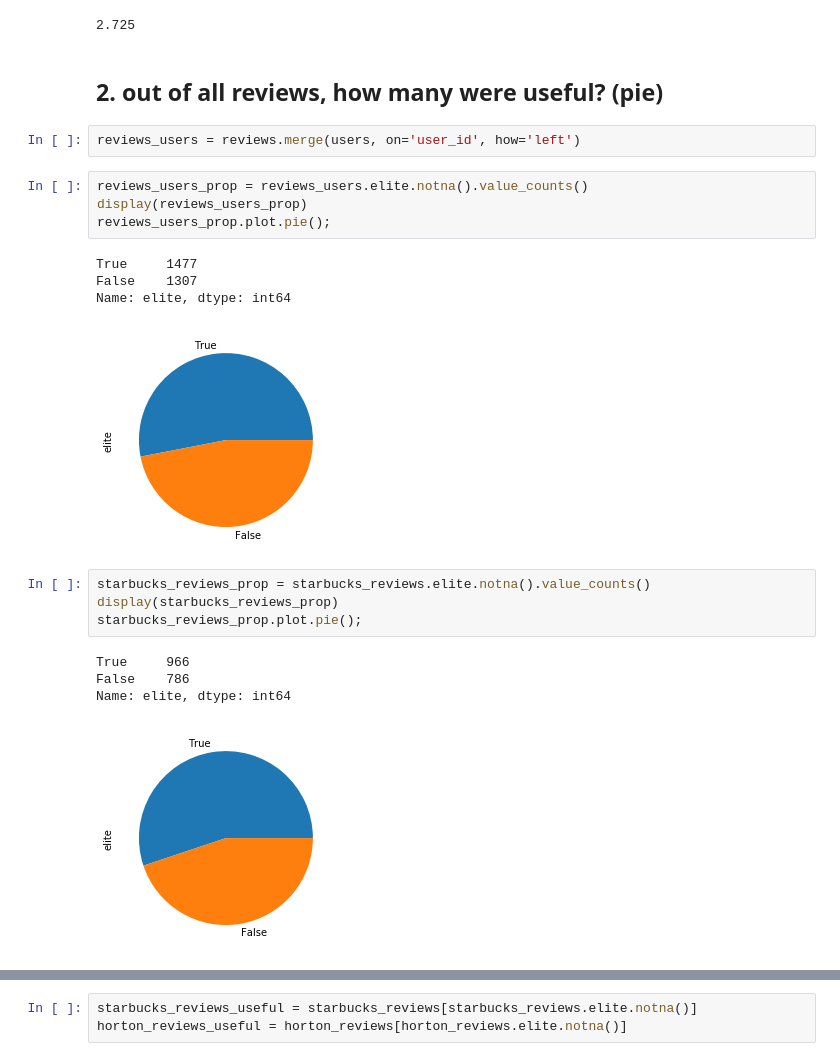
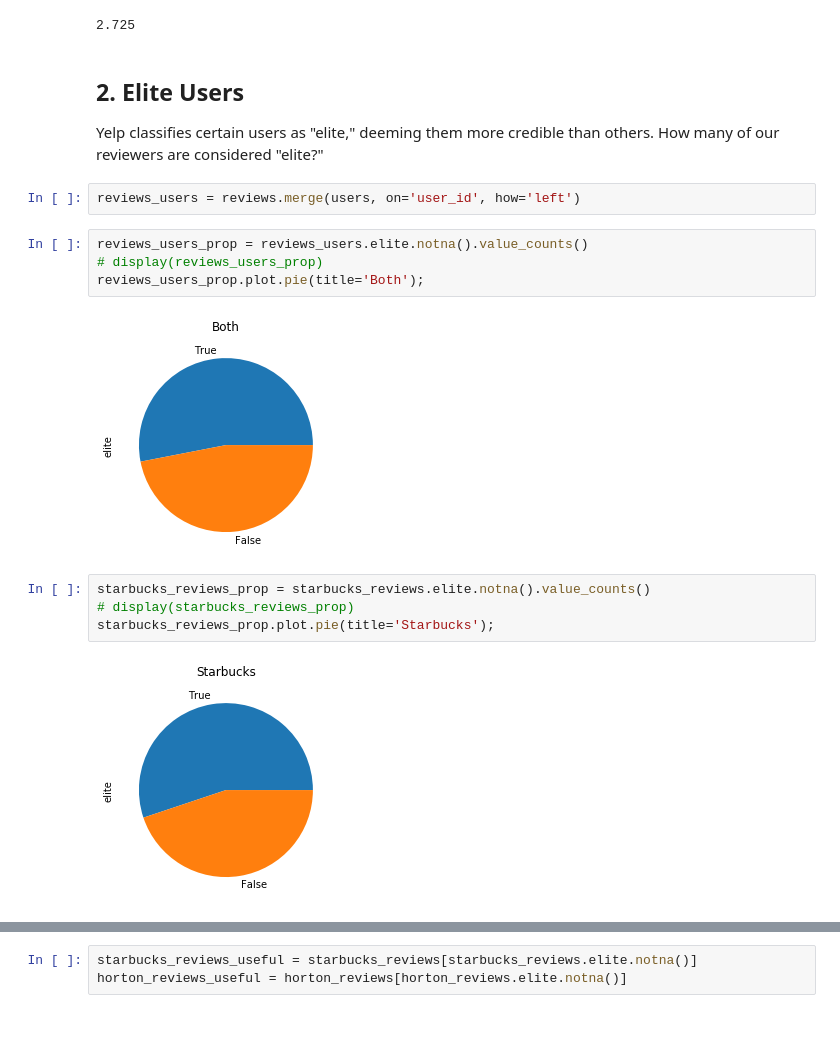
Before and after one commit to dliu9999/DSC106-Final-Project, a Jupyter notebook: yelp.ipynb, the cells around one changed output, grey strips where cells are left out. Cells and saved outputs as stored; diff of their text form; blank space fills up the shorter version.

```diff
--- a/yelp.ipynb
+++ b/yelp.ipynb
@@ -44,26 +41,21 @@ starbucks.stars.mean()
 horton.stars.mean()
 # %% [output]
 2.725
-# %% [markdown]
-## 2. out of all reviews, how many were useful? (pie)
+# %% [markdown]
+## 2. Elite Users
+Yelp classifies certain users as "elite," deeming them more credible than others. How many of our reviewers are considered "elite?"
 # %%
 reviews_users = reviews.merge(users, on='user_id', how='left')
 # %%
 reviews_users_prop = reviews_users.elite.notna().value_counts()
-display(reviews_users_prop)
-reviews_users_prop.plot.pie();
+# display(reviews_users_prop)
+reviews_users_prop.plot.pie(title='Both');
 # %% [output]
-True     1477
-False    1307
-Name: elite, dtype: int64
-[figure, old version]
+[figure, new version]
 # %%
 starbucks_reviews_prop = starbucks_reviews.elite.notna().value_counts()
-display(starbucks_reviews_prop)
-starbucks_reviews_prop.plot.pie();
+# display(starbucks_reviews_prop)
+starbucks_reviews_prop.plot.pie(title='Starbucks');
 # %% [output]
-True     966
-False    786
-Name: elite, dtype: int64
-[figure, old version]
+[figure, new version]
 # %%
```
Also changed, not shown: parts of 38 cells of this notebook, 1 other file.
